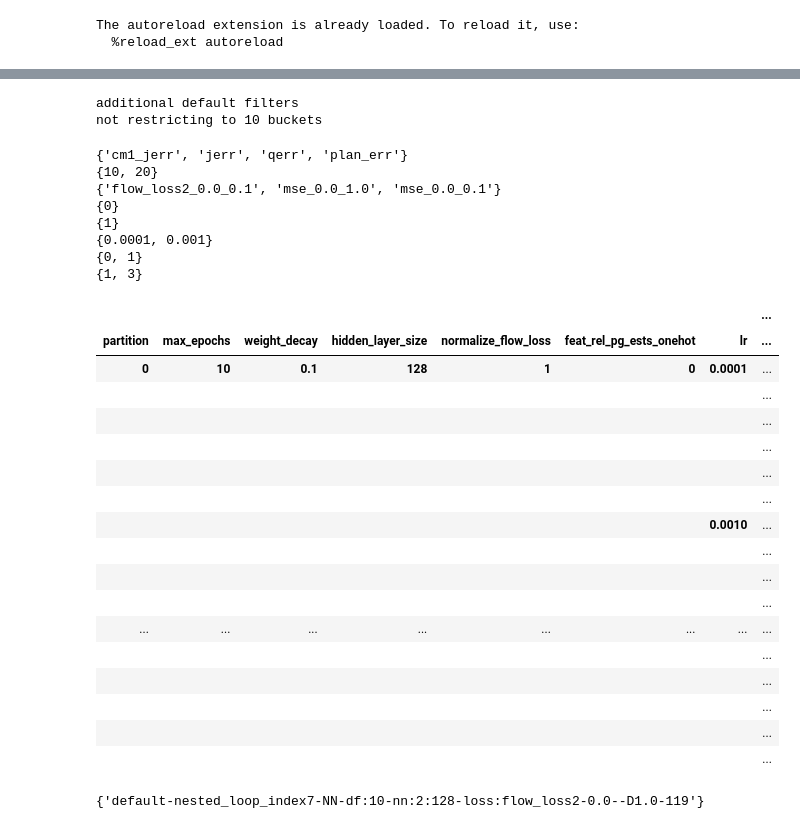
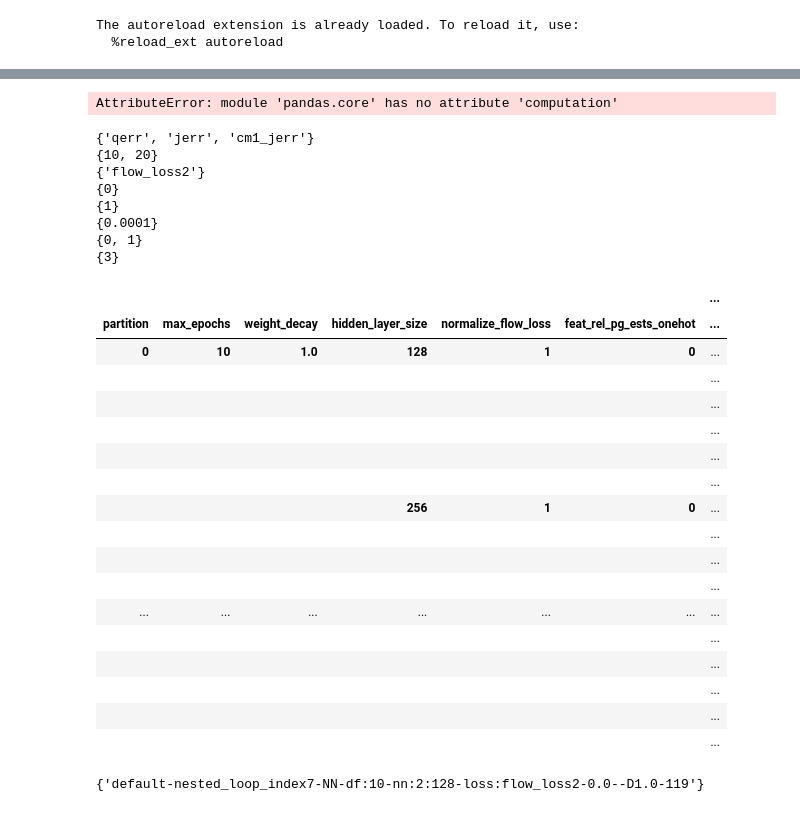
Before and after one commit to parimarjan/learned-cardinalities, a Jupyter notebook: summary_results.ipynb, the cells around one changed output, grey strips where cells are left out. Cells and saved outputs as stored; diff of their text form; code cells hidden in the pictures.

```diff
--- a/summary_results.ipynb
+++ b/summary_results.ipynb
@@ -26,7 +26,9 @@ The autoreload extension is already loaded. To reload it, use:
 #RES_DIR = "/home/pari/learned-cardinalities/all_results/xgb/default_config"
 
 ## default
-RES_DIR = "/home/pari/learned-cardinalities/all_results/vldb/default/hyp_sweep2/"
+RES_DIR = "/home/ubuntu/learned-cardinalities/all_results/vldb/default/hyp_sweep2/"
+
+#RES_DIR = "/home/ubuntu/learned-cardinalities/all_results/vldb/test_diff/mscn/run2/"
 
 #RES_DIR3 = "/home/pari/learned-cardinalities/all_results/inl_fixed_scan_ops/nested_loop_index7/test_diff/final_results_new_seeds/"
 #RES_DIR = "/home/pari/learned-cardinalities/all_results/inl_fixed_scan_ops/nested_loop_index7/test_diff/final_results_new_seeds_wd1"
@@ -99,2 +100,0 @@ print(set(df["fn"]))
-# %%
-df["loss"] = abs(df["loss"])
@@ -101,3 +111,9 @@ df["loss"] = abs(df["loss"])
+# %%
+df = df[df["template"] == "all"]
+df = df[df["summary_type"] == "mean"]
+#df = df[df["test_size"] == 0.5]
+#df = df[df["debug_set"] == 0]
+#print(set(df["debug_set"]))
 # %%
 #ERRORS = ["qerr", "plan_pg_err", "jerr", "cm1_jerr"]
 ERRORS = ["qerr", "flow_err", "plan_err", "jerr", "cm1_jerr"]
@@ -110,7 +126,7 @@ COLORS = ["blue", "green", "orange", "red", "black", "violet", "lightblue", "gra
 
 cols = ["alg_name", "sampling_priority_alpha", "weight_decay"]
 #cols = ["alg_name", "fn_hash"]
-df['alg_name'] = df[cols].apply(lambda row: '_'.join(row.values.astype(str)), axis=1)
+#df['alg_name'] = df[cols].apply(lambda row: '_'.join(row.values.astype(str)), axis=1)
 #df.loc[df['alg_name'] == "flow_loss2_0_1", ["alg_name"]] = "flow_loss2_0_0"
 
 all_df = df[df["template"] != "all"]
@@ -146,8 +162,7 @@ for i,alg in enumerate(algs):
     #else:
     #    HUE_COLORS[alg] = COLORS[i]
 # %% [output]
-additional default filters
-not restricting to 10 buckets
+AttributeError: module 'pandas.core' has no attribute 'computation'
 # %%
 print(set(df["loss_type"]))
 print(set(df["max_epochs"]))
@@ -158,42 +173,43 @@ print(set(df["lr"]))
 print(set(df["feat_rel_pg_ests"]))
 print(set(df["use_set_padding"]))
 # %% [output]
-{'cm1_jerr', 'jerr', 'qerr', 'plan_err'}
+{'qerr', 'jerr', 'cm1_jerr'}
 {10, 20}
-{'flow_loss2_0.0_0.1', 'mse_0.0_1.0', 'mse_0.0_0.1'}
+{'flow_loss2'}
 {0}
 {1}
-{0.0001, 0.001}
+{0.0001}
 {0, 1}
-{1, 3}
+{3}
 # %%
 pd.set_option('display.max_rows', 500)
 #cur_df = df[df.samples_type == "test"]
 cur_df = df
 #cur_df = cur_df[cur_df.loss_type == "cm1_jerr"]
 cur_df = cur_df[cur_df.loss_type.isin(["cm1_jerr", "qerr"])]
+
 cur_df.groupby(["partition", "max_epochs", "weight_decay", "hidden_layer_size",
-                "normalize_flow_loss", "feat_rel_pg_ests_onehot", "lr",
+                "normalize_flow_loss", "feat_rel_pg_ests_onehot", "feat_rel_pg_ests",
                 "loss_type", "samples_type"]).describe()["loss"]
 # %% [output]
-|  |  |  |  |  |  |  | ... |
-| partition | max_epochs | weight_decay | hidden_layer_size | normalize_flow_loss | feat_rel_pg_ests_onehot | lr | ... |
-| 0 | 10 | 0.1 | 128 | 1 | 0 | 0.0001 | ... |
-|  |  |  |  |  |  |  | ... |
-|  |  |  |  |  |  |  | ... |
-|  |  |  |  |  |  |  | ... |
-|  |  |  |  |  |  |  | ... |
-|  |  |  |  |  |  |  | ... |
-|  |  |  |  |  |  | 0.0010 | ... |
-|  |  |  |  |  |  |  | ... |
-|  |  |  |  |  |  |  | ... |
-|  |  |  |  |  |  |  | ... |
-| ... | ... | ... | ... | ... | ... | ... | ... |
-|  |  |  |  |  |  |  | ... |
-|  |  |  |  |  |  |  | ... |
-|  |  |  |  |  |  |  | ... |
-|  |  |  |  |  |  |  | ... |
-|  |  |  |  |  |  |  | ... |
+|  |  |  |  |  |  | ... |
+| partition | max_epochs | weight_decay | hidden_layer_size | normalize_flow_loss | feat_rel_pg_ests_onehot | ... |
+| 0 | 10 | 1.0 | 128 | 1 | 0 | ... |
+|  |  |  |  |  |  | ... |
+|  |  |  |  |  |  | ... |
+|  |  |  |  |  |  | ... |
+|  |  |  |  |  |  | ... |
+|  |  |  |  |  |  | ... |
+|  |  |  | 256 | 1 | 0 | ... |
+|  |  |  |  |  |  | ... |
+|  |  |  |  |  |  | ... |
+|  |  |  |  |  |  | ... |
+| ... | ... | ... | ... | ... | ... | ... |
+|  |  |  |  |  |  | ... |
+|  |  |  |  |  |  | ... |
+|  |  |  |  |  |  | ... |
+|  |  |  |  |  |  | ... |
+|  |  |  |  |  |  | ... |
 # %%
 cur_df = cur_df[cur_df.hidden_layer_size == 128]
 cur_df = cur_df[cur_df.feat_rel_pg_ests_onehot == 0]
```
Also changed, not shown: parts of 3 cells of this notebook, 5 other files.
